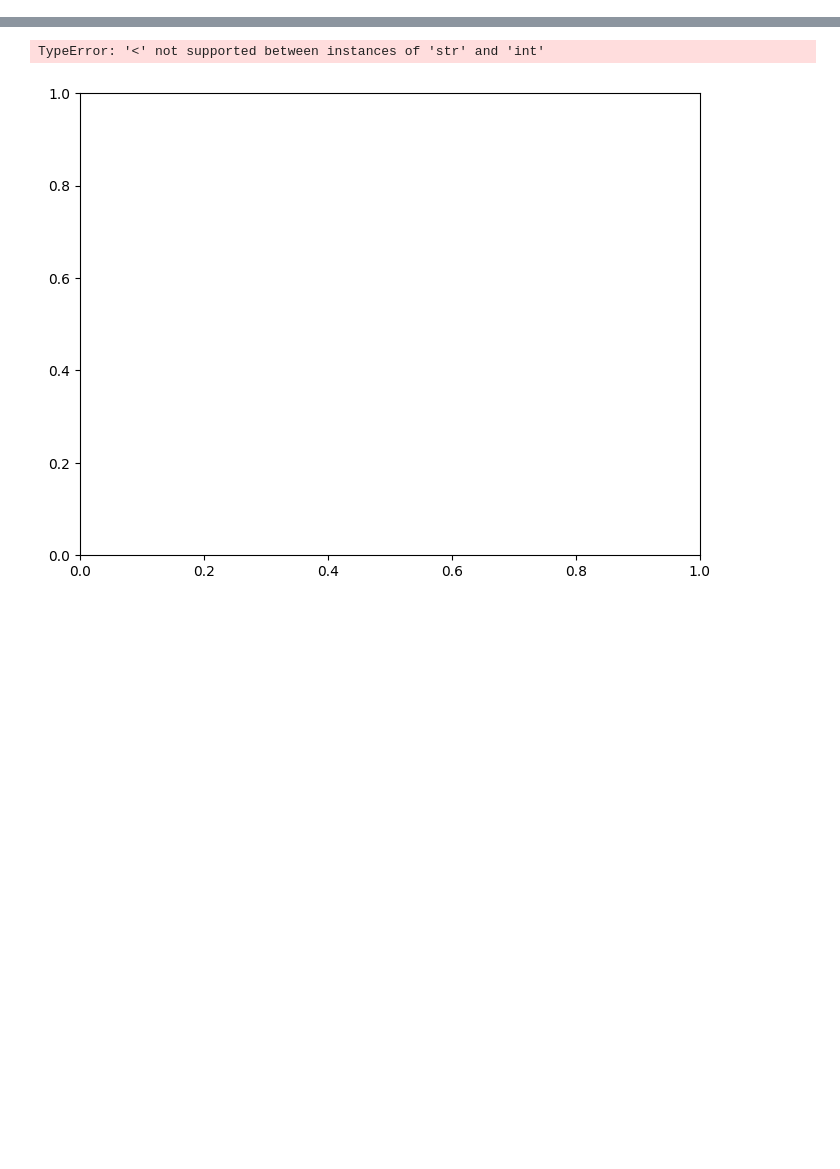
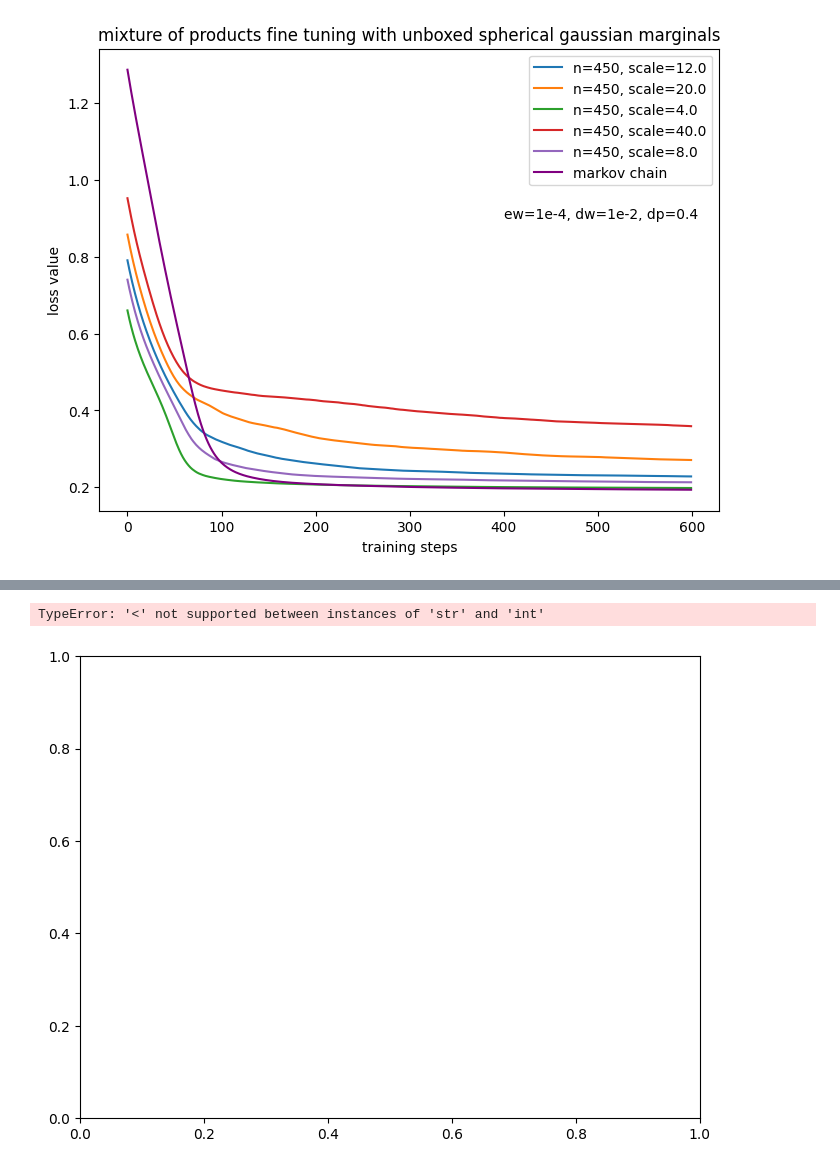
Before and after one commit to jacobe90/birdflow_mixture_of_products, a Jupyter notebook: visualizations.ipynb, the cells around one changed output, grey strips where cells are left out. Cells and saved outputs as stored; diff of their text form; code cells hidden in the pictures; blank space fills up the shorter version.

```diff
--- a/visualizations.ipynb
+++ b/visualizations.ipynb
@@ -8,19 +2,45 @@ with open('amewoo_mop_losses_48_obs1.0_ent0.0001_dist0.01_pow0.4.pkl', 'rb') as
 import pickle
 import os
 
-losses = {}
+# losses = {}
 
-storage_dir = "/work/pi_drsheldon_umass_edu/birdflow_modeling/jacob_independent_study/mixture_of_products/experiments/training_speed_stress_test/"
-for fname in list(filter(lambda fname: "losses" in fname, os.listdir(storage_dir))):
-    num_products = int(fname.split('_')[-2].strip('n'))
-    with open(os.path.join(storage_dir, fname), 'rb') as f:
-        losses[num_products] = pickle.load(f)['total']
+# storage_dir = "/work/pi_drsheldon_umass_edu/birdflow_modeling/jacob_independent_study/mixture_of_products/experiments/training_speed_stress_test/"
+# for fname in list(filter(lambda fname: "losses" in fname, os.listdir(storage_dir))):
+#     num_products = int(fname.split('_')[-2].strip('n'))
+#     with open(os.path.join(storage_dir, fname), 'rb') as f:
+#         losses[num_products] = pickle.load(f)['total']
 
 with open('/work/pi_drsheldon_umass_edu/birdflow_modeling/jacob_independent_study/mixture_of_products/experiments/markov_chain_baselines/markov_losses_amewoo_48_obs1.0_ent0.0001_dist0.01_pow0.4.pkl', 'rb') as f:
     markov_losses = pickle.load(f)['total']
 # %%
-storage_dir = "/work/pi_drsheldon_umass_edu/birdflow_modeling/jacob_independent_study/mixture_of_products/experiments/number_of_components_1d_grid_search/"
+storage_dir = "/work/pi_drsheldon_umass_edu/birdflow_modeling/jacob_independent_study/mixture_of_products/experiments/initialize_with_unboxed_mc_sampled_components"
+losses = {}
 for fname in list(filter(lambda fname: "losses" in fname, os.listdir(storage_dir))):
-    num_products = int(fname.split('_')[-2].strip('n'))
+    num_products = int(fname.split('_')[-4].strip('n'))
+    scale=float(fname.split('_')[-1].strip('scale').strip('.pkl'))
     with open(os.path.join(storage_dir, fname), 'rb') as f:
-        losses[num_products] = pickle.load(f)['total']
+        losses[f'{num_products}_{scale}'] = pickle.load(f)['total']
+# %%
+import numpy as np
+from matplotlib import pyplot as plt
+
+%matplotlib inline
+
+fig, ax = plt.subplots(1, 1, figsize=(8, 6))
+
+for key in (losses.keys()):
+    n, scale = key.split('_')
+    if float(n) == 450:
+        ax.plot(losses[key], label=f"n={n}, scale={scale}")
+ax.plot(markov_losses, label="markov chain", color="purple")
+ax.legend(loc="upper right")
+ax.set(
+    xlabel=f"training steps",
+    ylabel=f"loss value",
+    title="mixture of products fine tuning with unboxed spherical gaussian marginals"
+
+)
+ax.text(400, 0.90, "ew=1e-4, dw=1e-2, dp=0.4")
+plt.show()
+# %% [output]
+[figure, added]
```
Also changed, not shown: parts of 3 cells of this notebook, 7 other files.
